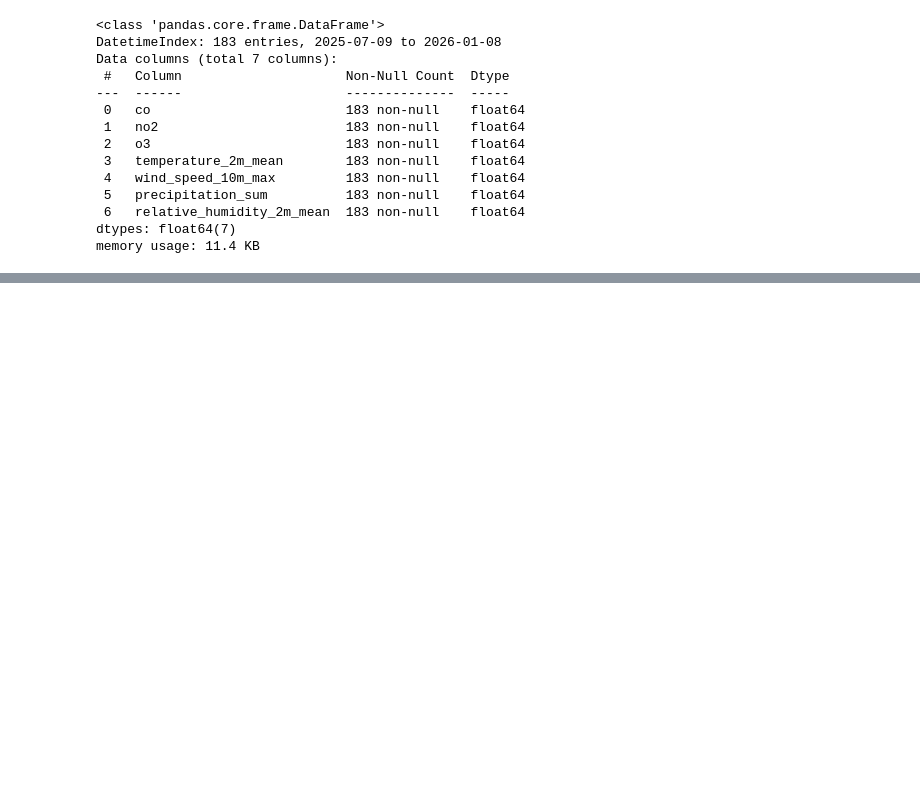
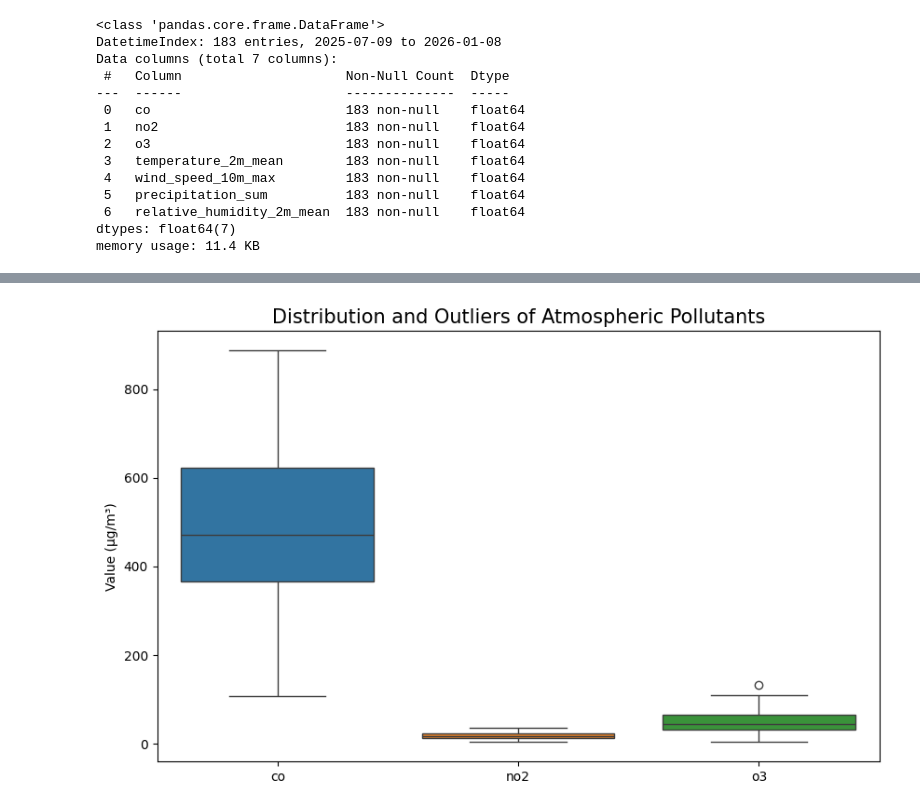
Before and after one commit to Gloreti03/Api-rest-homework-, a Jupyter notebook: apihomework.ipynb, the cells around one changed output, grey strips where cells are left out. Saved outputs shown, nothing was run; the diff lists cells and outputs as text; code cells hidden in the pictures; blank space fills up the shorter version.

```diff
--- a/apihomework.ipynb
+++ b/apihomework.ipynb
@@ -221,0 +272,9 @@ memory usage: 11.4 KB
+# %%
+# Pollutant Distribution (Boxplots)
+plt.figure(figsize=(10, 6))
+sns.boxplot(data=df[['co', 'no2', 'o3']])
+plt.title('Distribution and Outliers of Atmospheric Pollutants', fontsize=15)
+plt.ylabel('Value (µg/m³)')
+plt.show()
+# %% [output]
+[figure, added]
```
Also changed, not shown: parts of 18 cells of this notebook.
